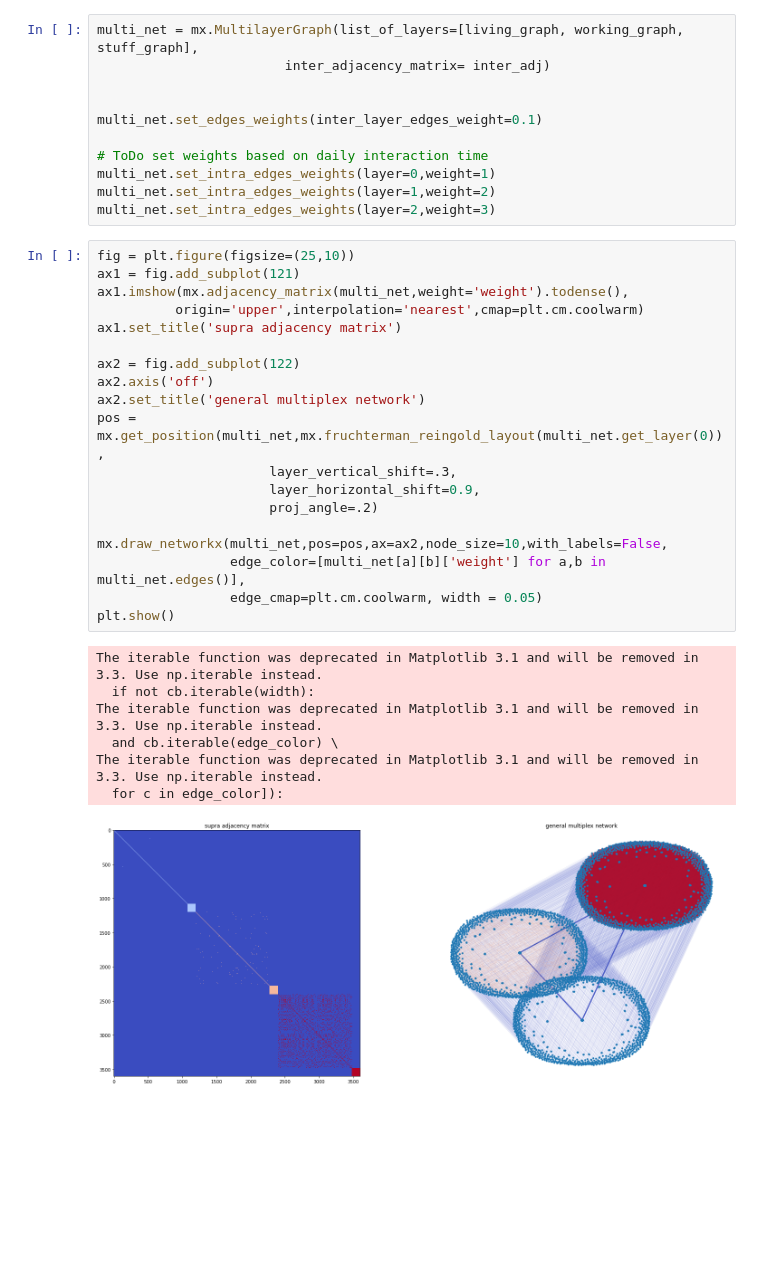
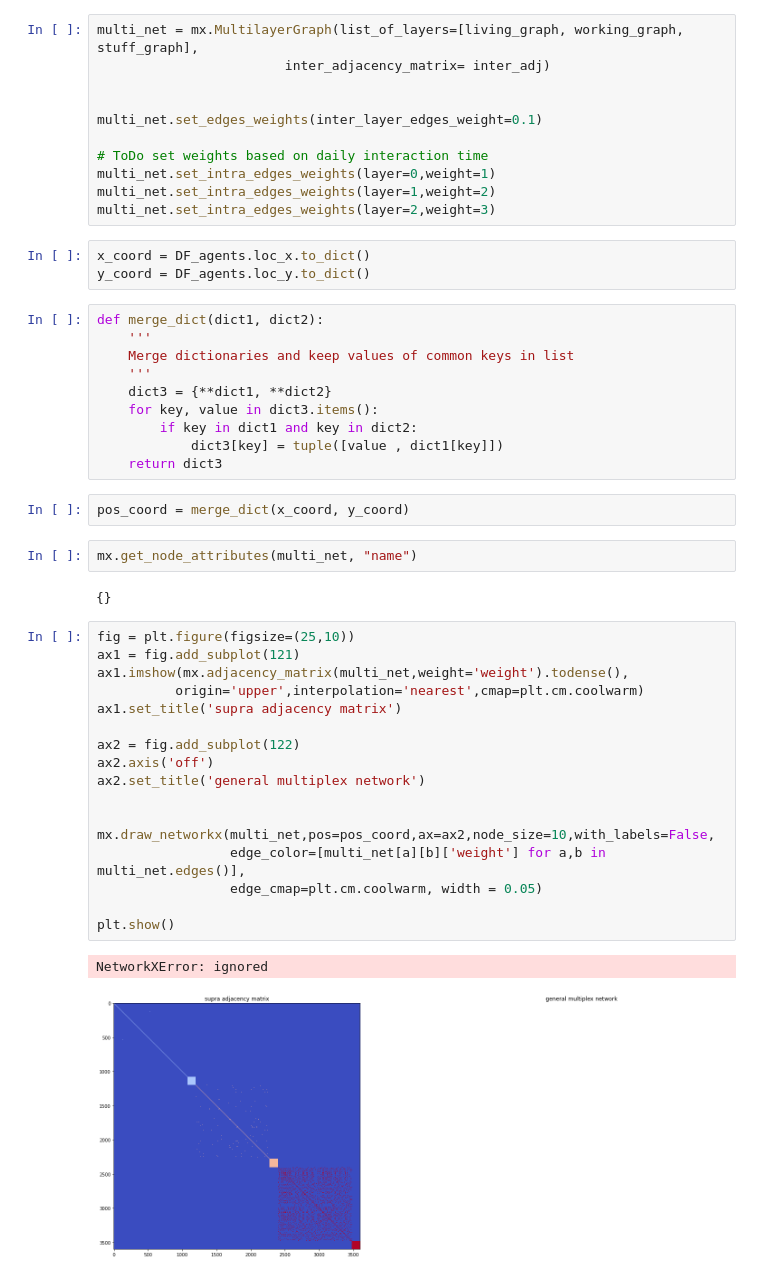
Before and after one commit to MachineLearningJournalClub/GAMELEON, a Jupyter notebook: Multiplex_Analysis.ipynb, the cells around one changed output. Saved outputs shown, nothing was run; the diff lists cells and outputs as text; blank space fills up the shorter version.

```diff
--- a/Multiplex_Analysis.ipynb
+++ b/Multiplex_Analysis.ipynb
@@ -225,30 +228,42 @@ multi_net.set_edges_weights(inter_layer_edges_weight=0.1)
 multi_net.set_intra_edges_weights(layer=0,weight=1)
 multi_net.set_intra_edges_weights(layer=1,weight=2)
 multi_net.set_intra_edges_weights(layer=2,weight=3)
+# %%
+x_coord = DF_agents.loc_x.to_dict()
+y_coord = DF_agents.loc_y.to_dict()
+# %%
+def merge_dict(dict1, dict2):
+    '''
+    Merge dictionaries and keep values of common keys in list
+    '''
+    dict3 = {**dict1, **dict2}
+    for key, value in dict3.items():
+        if key in dict1 and key in dict2:
+            dict3[key] = tuple([value , dict1[key]])
+    return dict3
+# %%
+pos_coord = merge_dict(x_coord, y_coord)
+# %%
+mx.get_node_attributes(multi_net, "name")
+# %% [output]
+{}
 # %%
 fig = plt.figure(figsize=(25,10))
 ax1 = fig.add_subplot(121)
 ax1.imshow(mx.adjacency_matrix(multi_net,weight='weight').todense(),
 		  origin='upper',interpolation='nearest',cmap=plt.cm.coolwarm)
 ax1.set_title('supra adjacency matrix')
 
 ax2 = fig.add_subplot(122)
 ax2.axis('off')
 ax2.set_title('general multiplex network')
-pos = mx.get_position(multi_net,mx.fruchterman_reingold_layout(multi_net.get_layer(0)),
-					  layer_vertical_shift=.3,
-					  layer_horizontal_shift=0.9,
-					  proj_angle=.2)
 
-mx.draw_networkx(multi_net,pos=pos,ax=ax2,node_size=10,with_labels=False,
+
+mx.draw_networkx(multi_net,pos=pos_coord,ax=ax2,node_size=10,with_labels=False,
 				 edge_color=[multi_net[a][b]['weight'] for a,b in multi_net.edges()],
 				 edge_cmap=plt.cm.coolwarm, width = 0.05)
+
 plt.show()
 # %% [output]
-The iterable function was deprecated in Matplotlib 3.1 and will be removed in 3.3. Use np.iterable instead.
-  if not cb.iterable(width):
-The iterable function was deprecated in Matplotlib 3.1 and will be removed in 3.3. Use np.iterable instead.
-  and cb.iterable(edge_color) \
-The iterable function was deprecated in Matplotlib 3.1 and will be removed in 3.3. Use np.iterable instead.
-  for c in edge_color]):
+NetworkXError: ignored
-[figure, old version]
+[figure, new version]
```
Also changed, not shown: parts of 1 cell of this notebook.
